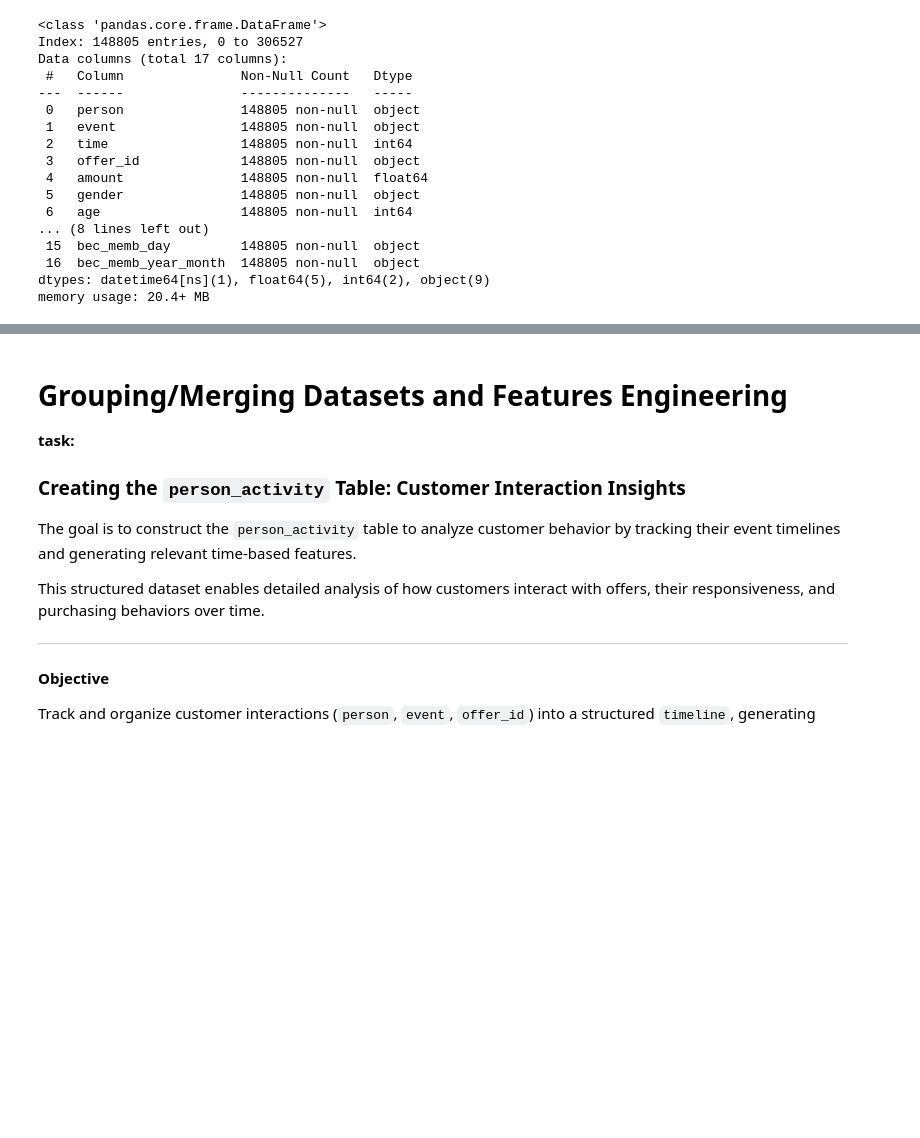
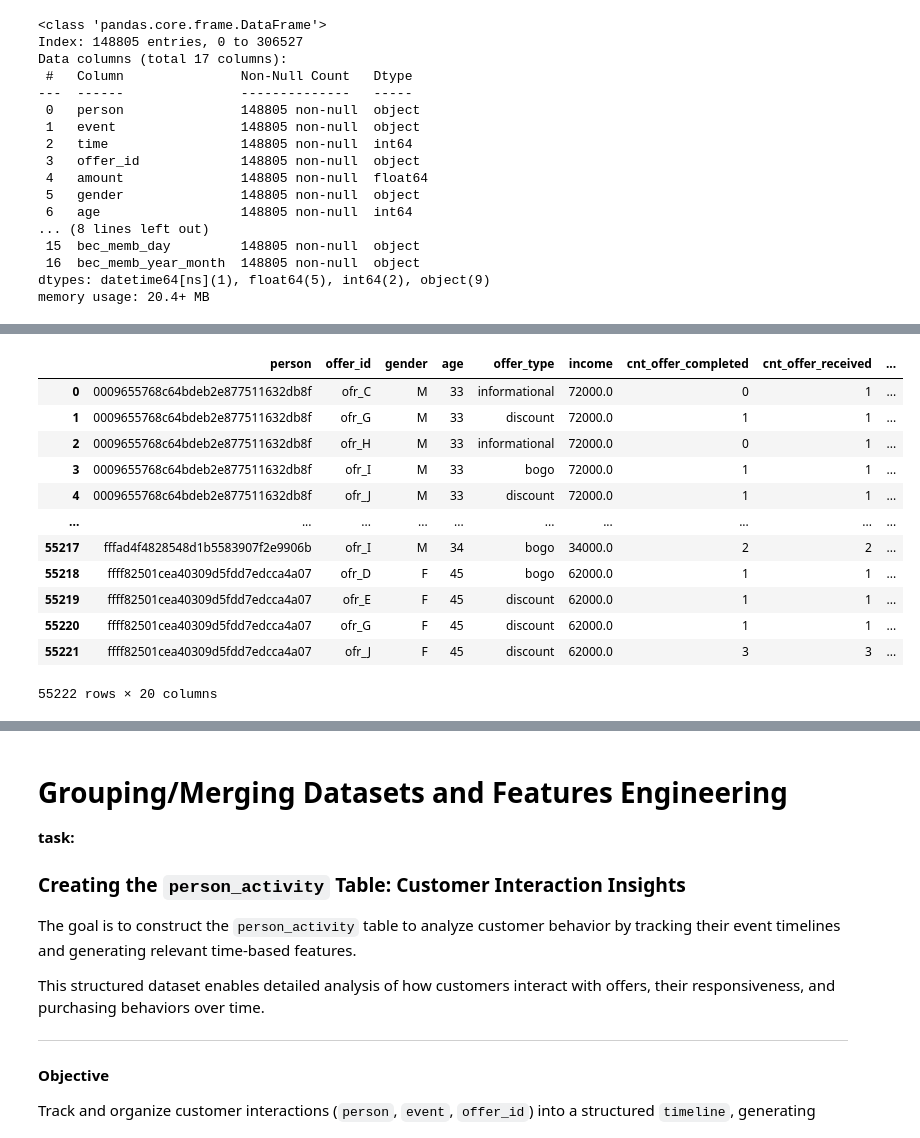
Before and after one commit to Niltonjuniorphd/Starbucks_project, a Jupyter notebook: Starbucks_Capstone_notebook.ipynb, the cells around one changed output, grey strips where cells are left out. Cells and saved outputs as stored; diff of their text form; code cells hidden in the pictures; blank space fills up the shorter version.

```diff
--- a/Starbucks_Capstone_notebook.ipynb
+++ b/Starbucks_Capstone_notebook.ipynb
@@ -503,3 +389,19 @@ df0
+# %%
+person_event
+# %% [output]
+|  | person | offer_id | gender | age | offer_type | income | cnt_offer_completed | cnt_offer_received | ... |
+| 0 | 0009655768c64bdeb2e877511632db8f | ofr_C | M | 33 | informational | 72000.0 | 0 | 1 | ... |
+| 1 | 0009655768c64bdeb2e877511632db8f | ofr_G | M | 33 | discount | 72000.0 | 1 | 1 | ... |
+| 2 | 0009655768c64bdeb2e877511632db8f | ofr_H | M | 33 | informational | 72000.0 | 0 | 1 | ... |
+| 3 | 0009655768c64bdeb2e877511632db8f | ofr_I | M | 33 | bogo | 72000.0 | 1 | 1 | ... |
+| 4 | 0009655768c64bdeb2e877511632db8f | ofr_J | M | 33 | discount | 72000.0 | 1 | 1 | ... |
+| ... | ... | ... | ... | ... | ... | ... | ... | ... | ... |
+| 55217 | fffad4f4828548d1b5583907f2e9906b | ofr_I | M | 34 | bogo | 34000.0 | 2 | 2 | ... |
+| 55218 | ffff82501cea40309d5fdd7edcca4a07 | ofr_D | F | 45 | bogo | 62000.0 | 1 | 1 | ... |
+| 55219 | ffff82501cea40309d5fdd7edcca4a07 | ofr_E | F | 45 | discount | 62000.0 | 1 | 1 | ... |
+| 55220 | ffff82501cea40309d5fdd7edcca4a07 | ofr_G | F | 45 | discount | 62000.0 | 1 | 1 | ... |
+| 55221 | ffff82501cea40309d5fdd7edcca4a07 | ofr_J | F | 45 | discount | 62000.0 | 3 | 3 | ... |
+55222 rows × 20 columns
 # %%
 person_event.info()
 # %% [output]
```
Also changed, not shown: parts of 47 cells of this notebook, 10 other files.
